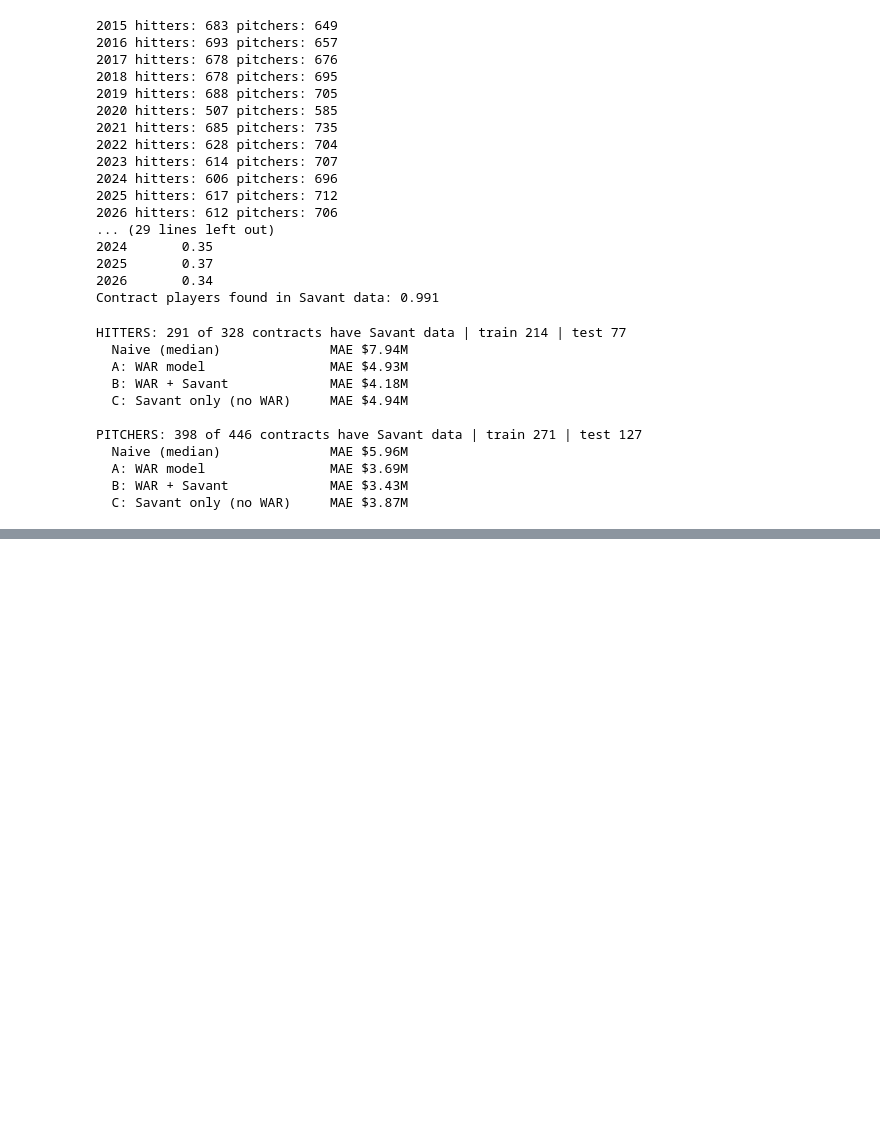
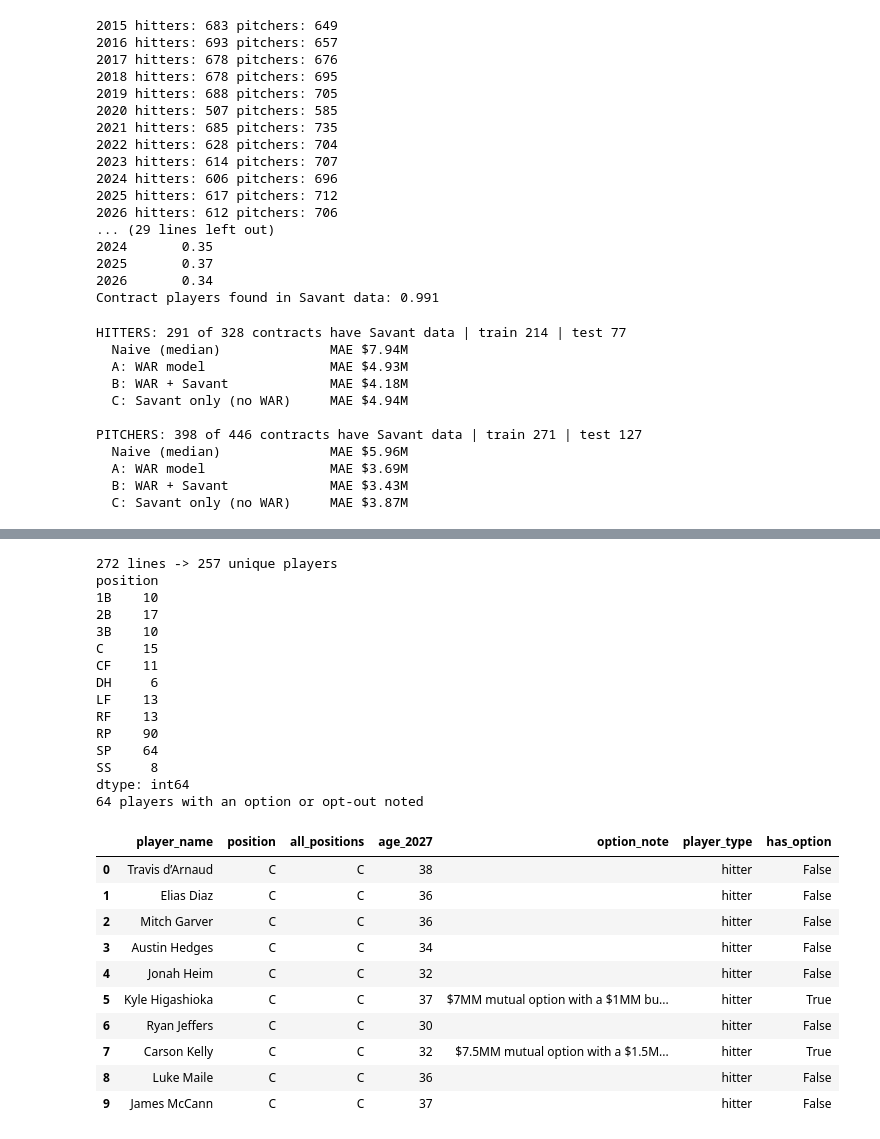
Before and after one commit to jpascarella17/fa-contract-model, a Jupyter notebook: notebooks/02_pull_stats.ipynb, the cells around one changed output, grey strips where cells are left out. Saved outputs shown, nothing was run; the diff lists cells and outputs as text; code cells hidden in the pictures; blank space fills up the shorter version.

```diff
--- a/notebooks/02_pull_stats.ipynb
+++ b/notebooks/02_pull_stats.ipynb
@@ -574,0 +629,76 @@ PITCHERS: 398 of 446 contracts have Savant data | train 271 | test 127
+# %%
+import re
+import pandas as pd
+
+pos_map = [
+    ("catcher", "C"), ("first base", "1B"), ("second base", "2B"),
+    ("third base", "3B"), ("shortstop", "SS"),
+    ("left field", "LF"), ("center field", "CF"), ("right field", "RF"),
+    ("designated", "DH"), ("starting", "SP"), ("reliever", "RP"),
+]
+
+rows, pos = [], None
+with open("../data/raw/mlbtr_2027_fa.txt", encoding="utf-8") as f:
+    for line in f:
+        line = line.strip()
+        if not line:
+            continue
+        m = re.match(r"^(.+?)\s+\((\d{2})\)\s*(?:[–—-]\s*(.*))?$", line)
+        if m:
+            if pos:
+                rows.append({
+                    "player_name": m.group(1).strip(),
+                    "position": pos,
+                    "age_2027": int(m.group(2)),
+                    "option_note": (m.group(3) or "").strip(),
+                })
+        elif len(line) < 40:
+            for key, val in pos_map:
+                if key in line.lower():
+                    pos = val
+
+raw = pd.DataFrame(rows)
+
+# A player listed under several positions becomes one row
+fa = (raw.groupby("player_name", sort=False)
+         .agg(position=("position", "first"),
+              all_positions=("position", lambda s: "/".join(dict.fromkeys(s))),
+              age_2027=("age_2027", "first"),
+              option_note=("option_note", lambda s: next((x for x in s if x), "")))
+         .reset_index())
+
+fa["player_type"] = fa["position"].apply(lambda p: "pitcher" if p in ["SP", "RP"] else "hitter")
+fa["has_option"] = fa["option_note"] != ""
+
+print(len(raw), "lines ->", len(fa), "unique players")
+print(fa.groupby("position").size())
+print(fa["has_option"].sum(), "players with an option or opt-out noted")
+fa.to_csv("../data/processed/fa_2027_list.csv", index=False)
+fa.head(10)
+# %% [output]
+272 lines -> 257 unique players
+position
+1B    10
+2B    17
+3B    10
+C     15
+CF    11
+DH     6
+LF    13
+RF    13
+RP    90
+SP    64
+SS     8
+dtype: int64
+64 players with an option or opt-out noted
+|  | player_name | position | all_positions | age_2027 | option_note | player_type | has_option |
+| 0 | Travis d’Arnaud | C | C | 38 |  | hitter | False |
+| 1 | Elias Diaz | C | C | 36 |  | hitter | False |
+| 2 | Mitch Garver | C | C | 36 |  | hitter | False |
+| 3 | Austin Hedges | C | C | 34 |  | hitter | False |
+| 4 | Jonah Heim | C | C | 32 |  | hitter | False |
+| 5 | Kyle Higashioka | C | C | 37 | $7MM mutual option with a $1MM bu... | hitter | True |
+| 6 | Ryan Jeffers | C | C | 30 |  | hitter | False |
+| 7 | Carson Kelly | C | C | 32 | $7.5MM mutual option with a $1.5M... | hitter | True |
+| 8 | Luke Maile | C | C | 36 |  | hitter | False |
+| 9 | James McCann | C | C | 37 |  | hitter | False |
```
Also changed, not shown: parts of 7 cells of this notebook, 5 other files.
